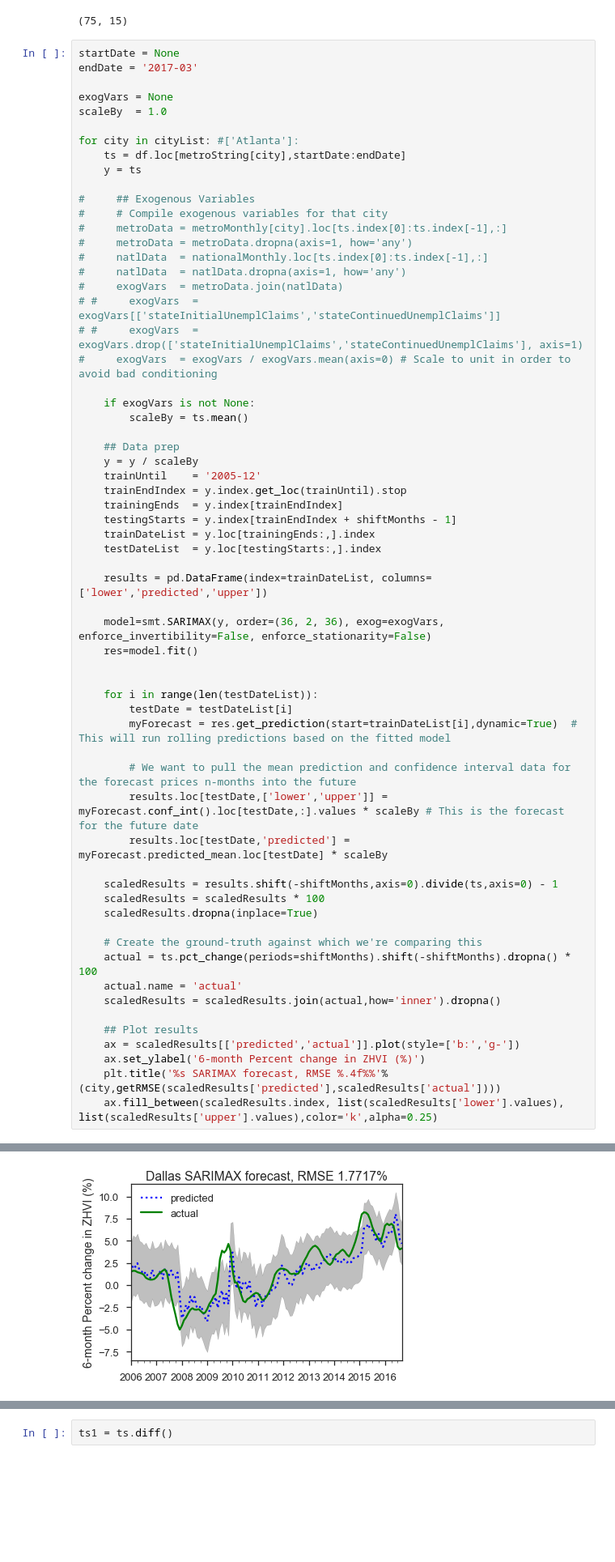
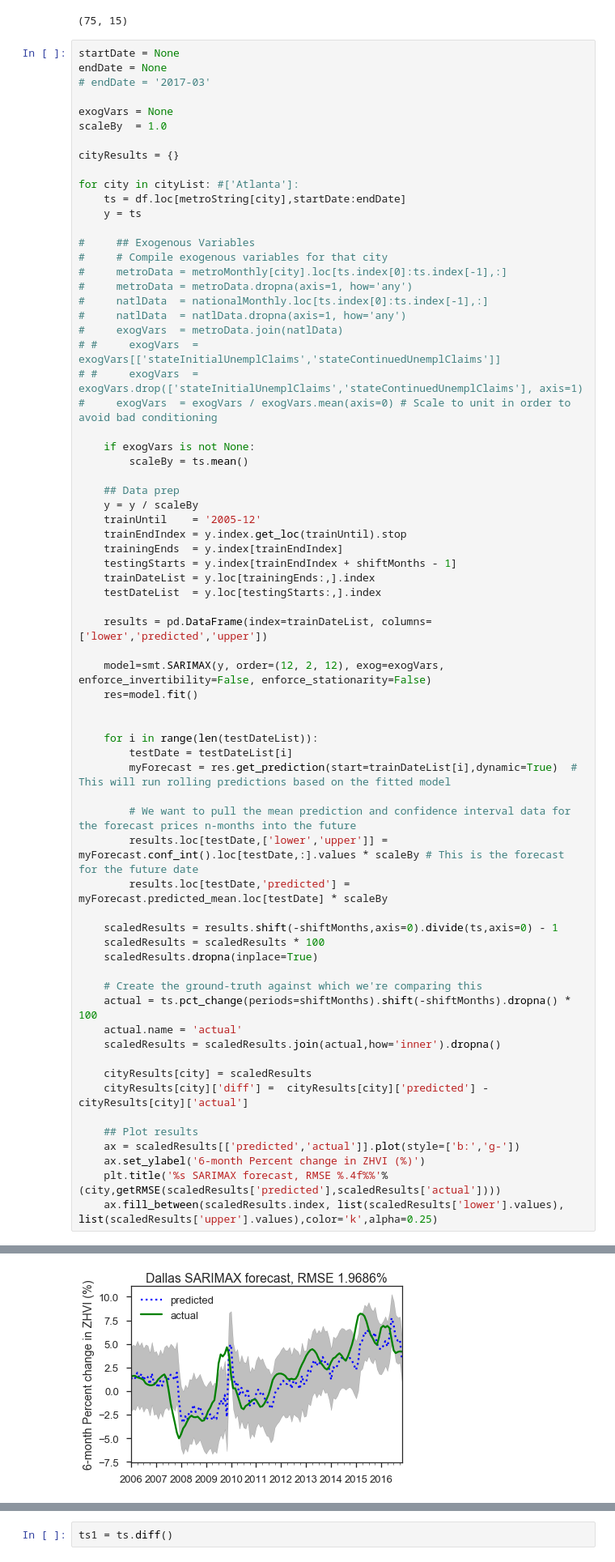
Before and after one commit to kkwteh/cdips_hpi_forecast, a Jupyter notebook: SARIMAX_testing.ipynb, the cells around one changed output, grey strips where cells are left out. Shown at 81% size. Cells and saved outputs as stored; diff of their text form; blank space fills up the shorter version.

```diff
--- a/SARIMAX_testing.ipynb
+++ b/SARIMAX_testing.ipynb
@@ -86,10 +86,13 @@ metroData.shape
 (75, 15)
 # %%
 startDate = None
-endDate = '2017-03'
+endDate = None
+# endDate = '2017-03'
 
 exogVars = None
 scaleBy  = 1.0
+
+cityResults = {}
 
 for city in cityList: #['Atlanta']:
     ts = df.loc[metroString[city],startDate:endDate]
@@ -120,7 +123,7 @@ for city in cityList: #['Atlanta']:
 
     results = pd.DataFrame(index=trainDateList, columns=['lower','predicted','upper'])
 
-    model=smt.SARIMAX(y, order=(36, 2, 36), exog=exogVars, enforce_invertibility=False, enforce_stationarity=False)
+    model=smt.SARIMAX(y, order=(12, 2, 12), exog=exogVars, enforce_invertibility=False, enforce_stationarity=False)
     res=model.fit()
 
 
@@ -141,6 +144,9 @@ for city in cityList: #['Atlanta']:
     actual.name = 'actual'
     scaledResults = scaledResults.join(actual,how='inner').dropna()
 
+    cityResults[city] = scaledResults
+    cityResults[city]['diff'] =  cityResults[city]['predicted'] - cityResults[city]['actual']
+
     ## Plot results
     ax = scaledResults[['predicted','actual']].plot(style=['b:','g-'])
     ax.set_ylabel('6-month Percent change in ZHVI (%)')
@@ -151 +157 @@ for city in cityList: #['Atlanta']:
-[figure, old version]
+[figure, new version]
```
Also changed, not shown: parts of 12 cells of this notebook, 1 other file.
